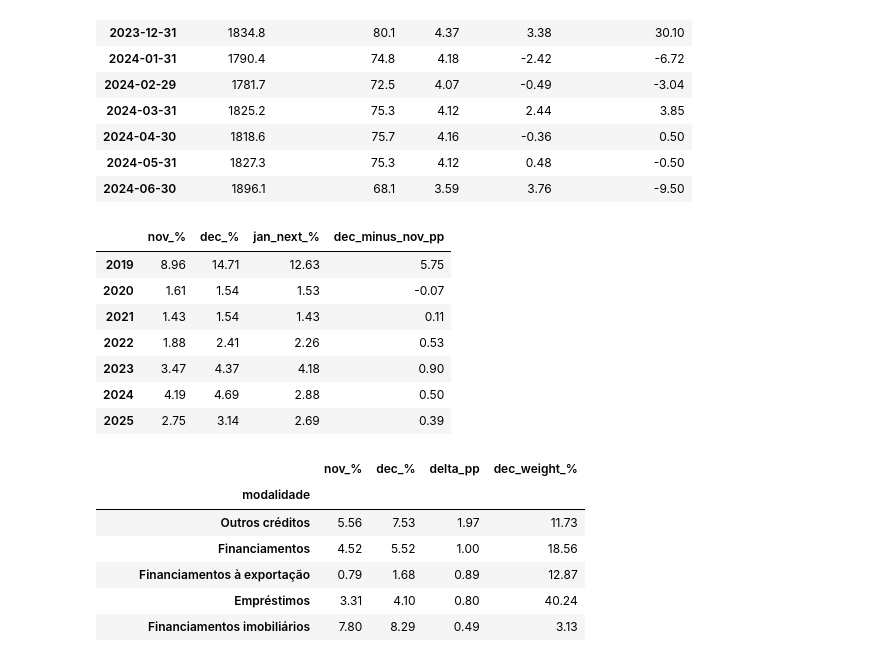
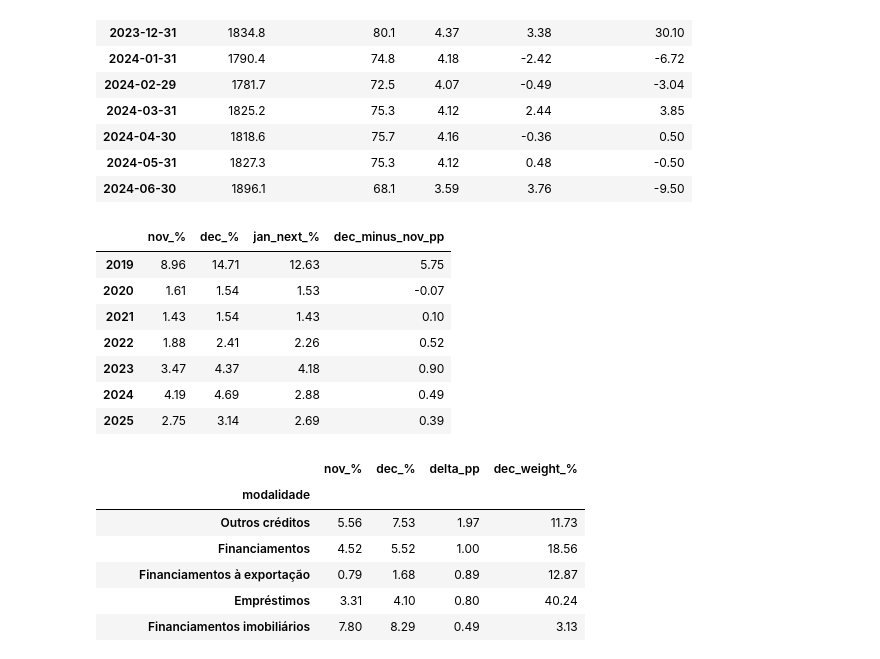
Before and after one commit to msitta/scrdata-borrower-size, a Jupyter notebook: notebooks/01_unavailable_size.ipynb, the cells around one changed output. Drawn from its saved outputs; the diff is of its cells as text; code cells hidden in the pictures.

Commit message:
Notebook: fix Check 2 in section 4.1 (subtract before rounding)

```diff
--- a/notebooks/01_unavailable_size.ipynb
+++ b/notebooks/01_unavailable_size.ipynb
@@ -478,27 +478,27 @@ check1
 # %%
 # Check 2 — is December systematically high, or was 2023 an exception?
 #
 # The seasonal hypothesis (year-end target pressure loosening registration
 # discipline) makes a testable prediction: December should sit above its
 # neighbours in most years, not just once.
 
 bank_share = (bank_unavailable / bank_total * 100)
 
 seasonal = pd.DataFrame({
     'nov_%': bank_share[bank_share.index.month == 11].values[:7],
     'dec_%': bank_share[bank_share.index.month == 12].values[:7],
     'jan_next_%': bank_share[bank_share.index.month == 1].values[1:8],
-}, index=range(2019, 2026)).round(2)
-seasonal['dec_minus_nov_pp'] = (seasonal['dec_%'] - seasonal['nov_%']).round(2)
-seasonal
+}, index=range(2019, 2026))
+seasonal['dec_minus_nov_pp'] = (seasonal['dec_%'] - seasonal['nov_%'])
+seasonal.round(2)
 # %% [output]
 |  | nov_% | dec_% | jan_next_% | dec_minus_nov_pp |
 | 2019 | 8.96 | 14.71 | 12.63 | 5.75 |
 | 2020 | 1.61 | 1.54 | 1.53 | -0.07 |
-| 2021 | 1.43 | 1.54 | 1.43 | 0.11 |
-| 2022 | 1.88 | 2.41 | 2.26 | 0.53 |
+| 2021 | 1.43 | 1.54 | 1.43 | 0.10 |
+| 2022 | 1.88 | 2.41 | 2.26 | 0.52 |
 | 2023 | 3.47 | 4.37 | 4.18 | 0.90 |
-| 2024 | 4.19 | 4.69 | 2.88 | 0.50 |
+| 2024 | 4.19 | 4.69 | 2.88 | 0.49 |
 | 2025 | 2.75 | 3.14 | 2.69 | 0.39 |
 # %%
 # Check 3 — spread across the book, or concentrated in one product?
```
Also changed, not shown: parts of 1 cell of this notebook.
